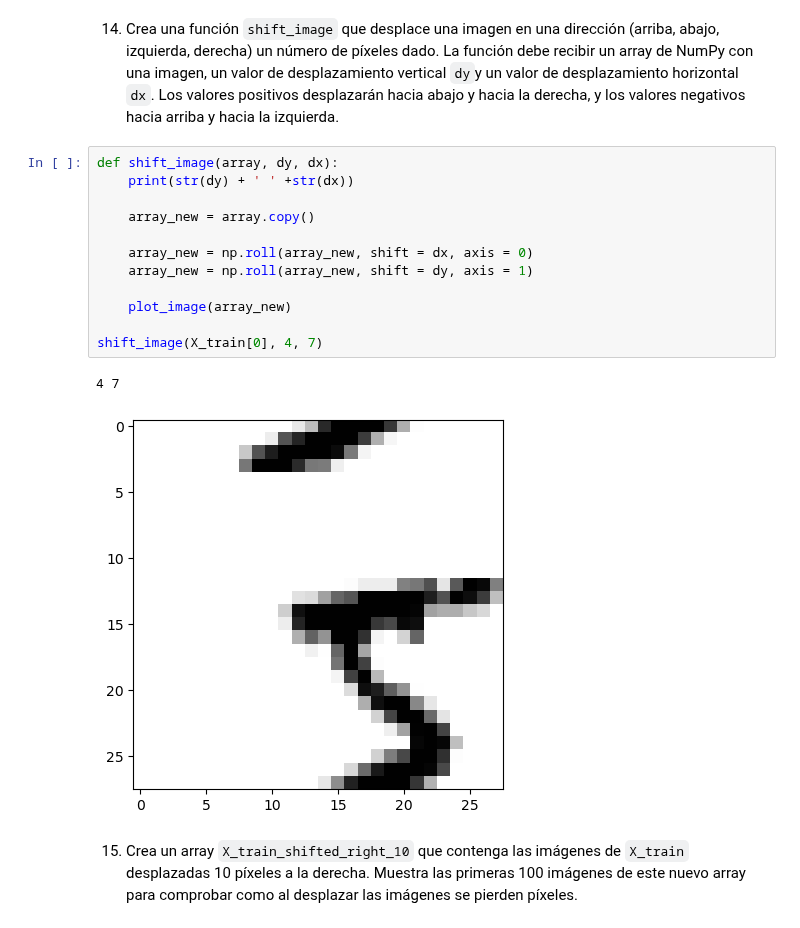
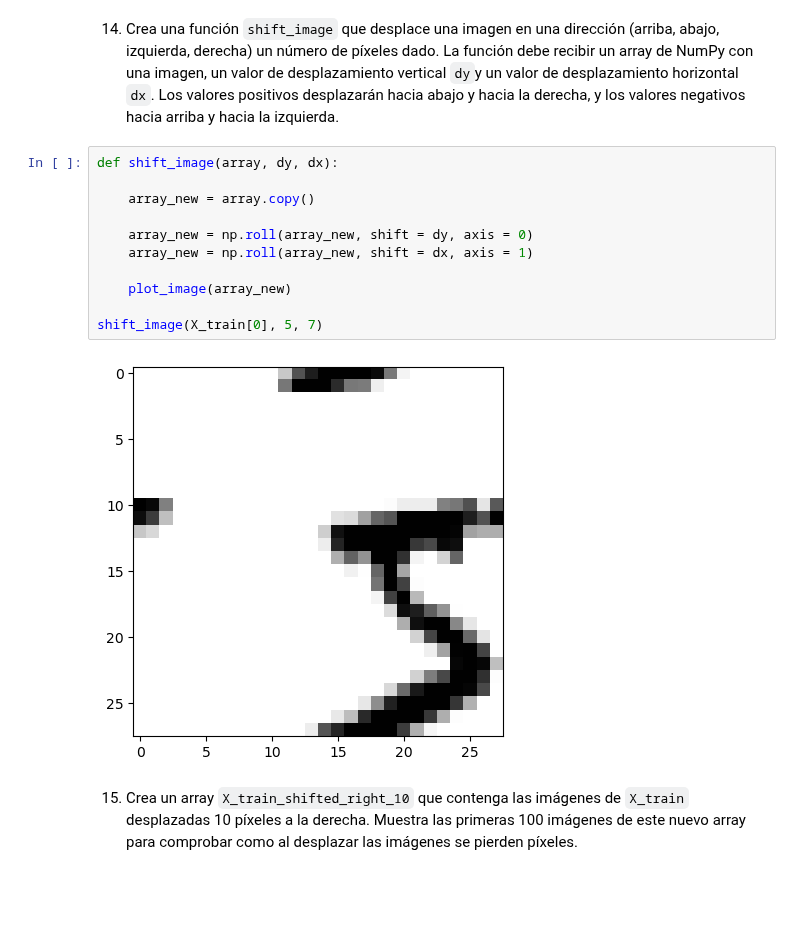
Before and after one commit to Mariorb88/pia, a Jupyter notebook: tarea5.ipynb, the cells around one changed output. Saved outputs shown, nothing was run; the diff lists cells and outputs as text; blank space fills up the shorter version.

```diff
--- a/tarea5.ipynb
+++ b/tarea5.ipynb
@@ -335,18 +335,16 @@ plot_image(X_train_noisy_binarized[0])
 14. Crea una función `shift_image` que desplace una imagen en una dirección (arriba, abajo, izquierda, derecha) un número de píxeles dado. La función debe recibir un array de NumPy con una imagen, un valor de desplazamiento vertical `dy`y un valor de desplazamiento horizontal `dx`. Los valores positivos desplazarán hacia abajo y hacia la derecha, y los valores negativos hacia arriba y hacia la izquierda.
 # %%
 def shift_image(array, dy, dx):
-    print(str(dy) + ' ' +str(dx))
 
     array_new = array.copy()
 
-    array_new = np.roll(array_new, shift = dx, axis = 0)
-    array_new = np.roll(array_new, shift = dy, axis = 1)
+    array_new = np.roll(array_new, shift = dy, axis = 0)
+    array_new = np.roll(array_new, shift = dx, axis = 1)
 
     plot_image(array_new)
 
-shift_image(X_train[0], 4, 7)
+shift_image(X_train[0], 5, 7)
 # %% [output]
-4 7
-[figure, old version]
+[figure, new version]
 # %% [markdown]
 15. Crea un array `X_train_shifted_right_10` que contenga las imágenes de `X_train` desplazadas 10 píxeles a la derecha. Muestra las primeras 100 imágenes de este nuevo array para comprobar como al desplazar las imágenes se pierden píxeles.
```
Also changed, not shown: parts of 1 cell of this notebook.
